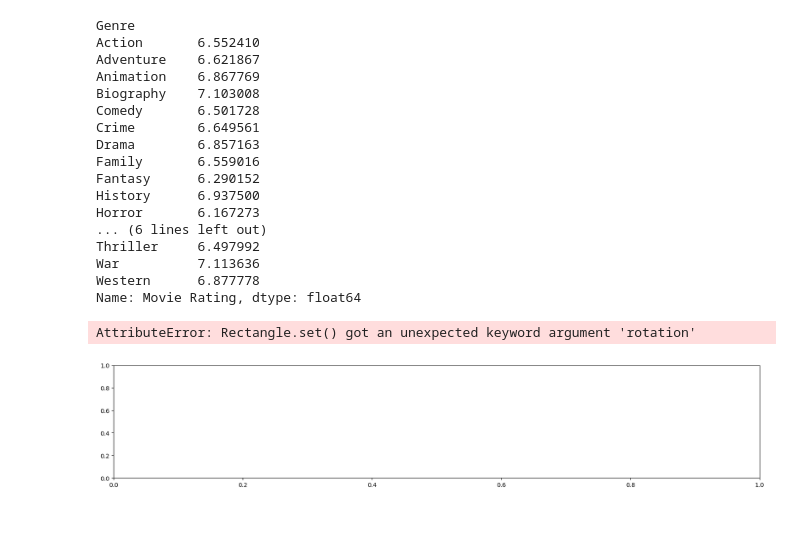
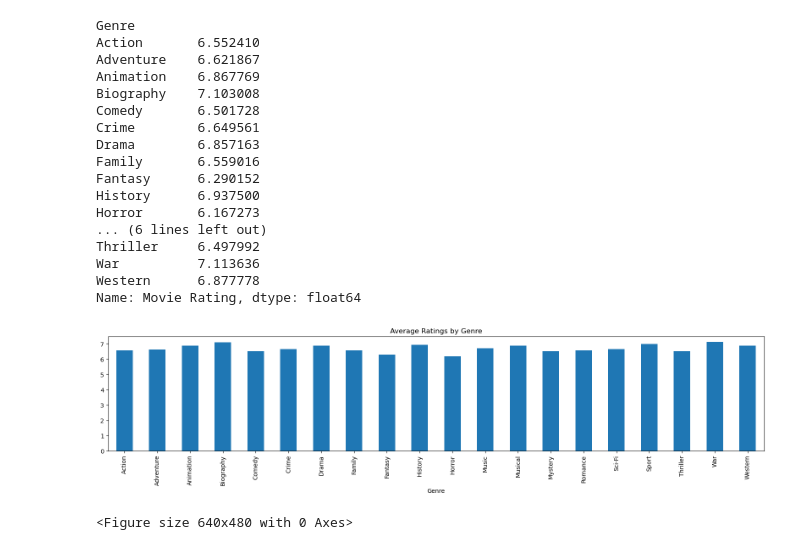
Before and after one commit to rackhamsauer/Project-1, a Jupyter notebook: Micheal playground.ipynb, the cells around one changed output. Drawn from its saved outputs; the diff is of its cells as text; code cells hidden in the pictures; blank space fills up the shorter version.

```diff
--- a/Micheal playground.ipynb
+++ b/Micheal playground.ipynb
@@ -217,11 +192,11 @@ War          7.113636
 Western      6.877778
 Name: Movie Rating, dtype: float64
 # %%
-avg_ratings_by_genre.plot(kind="bar", figsize=(20,3.5), title = "Average Ratings by Genre", x_label = "Genre")
+avg_ratings_by_genre.plot(kind="bar", figsize=(20,3.5), title = "Average Ratings by Genre")
 
 
 plt.show()
 plt.tight_layout()
 # %% [output]
+[figure, new version]
-AttributeError: Rectangle.set() got an unexpected keyword argument 'rotation'
+<Figure size 640x480 with 0 Axes>
-[figure, old version]
```
Also changed, not shown: parts of 5 cells of this notebook.
